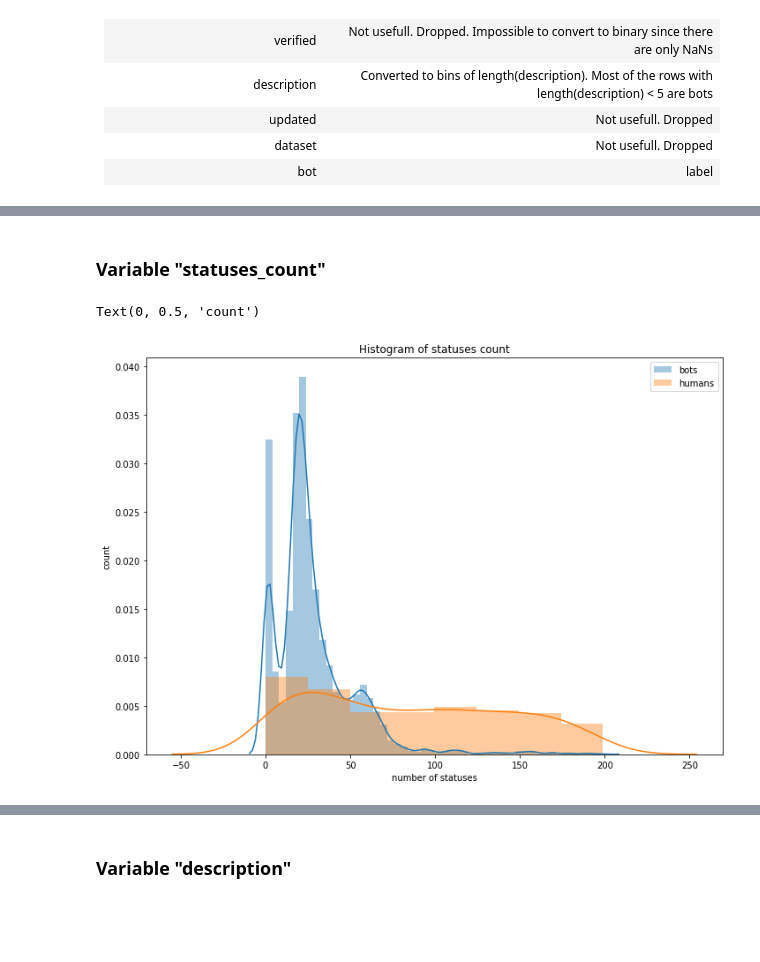
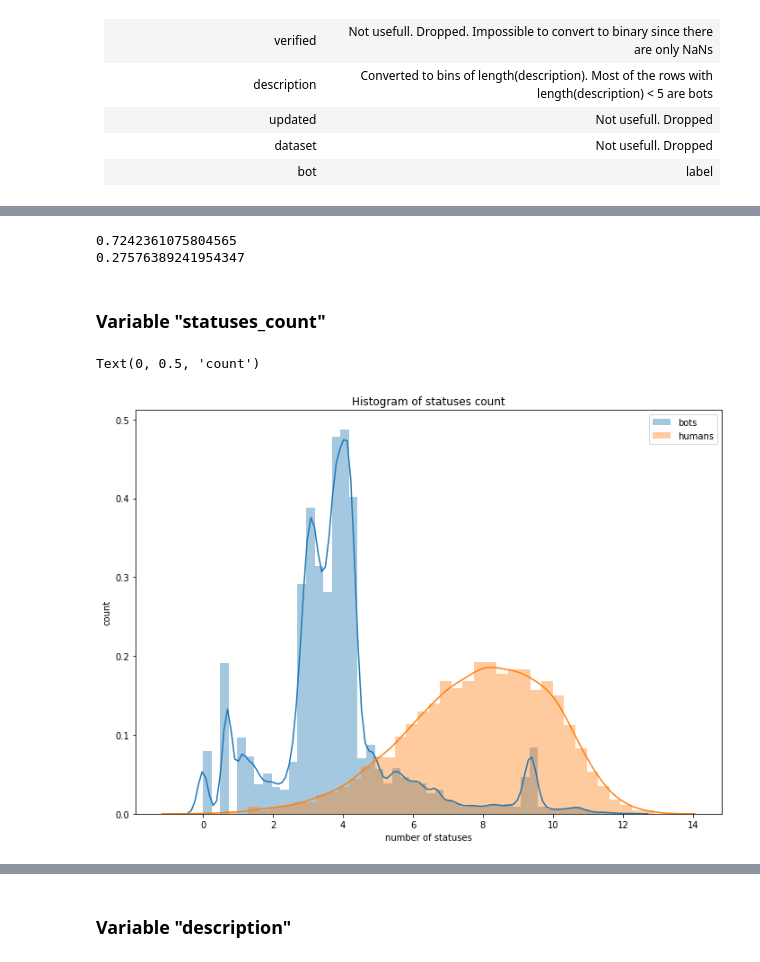
Before and after one commit to jpclemente/Bot-Detection, a Jupyter notebook: Informe.ipynb, the cells around one changed output, grey strips where cells are left out. Cells and saved outputs as stored; diff of their text form; code cells hidden in the pictures; blank space fills up the shorter version.

```diff
--- a/Informe.ipynb
+++ b/Informe.ipynb
@@ -62,3 +70,32 @@ for item in dirs:
+# %%
+root_dir = './data/cresci-2017.csv/datasets_full.csv/'
+dirs = [item for item in sorted(os.listdir(root_dir)) if 'crowdflower_results' not in item]
+
+df_users_2017 = pd.DataFrame()
+df_tweets_2017 = pd.DataFrame()
+df_friends_2017 = pd.DataFrame()
+df_followers_2017 = pd.DataFrame()
+
+for item in dirs:
+    if os.path.isdir(root_dir + item):
+        with open(root_dir + item + '/users.csv', 'rb') as users_file:
+            is_bot = 1 if 'genuine' not in item else 0
+            new_users = pd.read_csv(users_file, dtype = user_dtypes)
+            new_users['bot'] = is_bot
+            df_users_2017 = pd.concat([df_users_2017, new_users], sort=True)
+
+#         with open(root_dir + item + '/tweets.csv', 'rb') as tweets_file:
+#             df_tweets = pd.concat([df_tweets, pd.read_csv(tweets_file, dtype = tweets_dtypes)])
+
+#         with open(root_dir + item + '/friends.csv', 'rb') as friends_file:
+#             df_friends = pd.concat([df_friends, pd.read_csv(friends_file, dtype = friends_dtypes)])
+
+#         with open(root_dir + item + '/followers.csv', 'rb') as followers_file:
+#             df_followers = pd.concat([df_followers, pd.read_csv(followers_file, dtype = followers_dtypes)])
+
+df_users_2017 = df_users_2017.loc[:, user_columns]
+# %%
+df_users = pd.concat([df_users_2015, df_users_2017])
 # %% [markdown]
 ## Exploratory Data Analysis
 # %% [markdown]
@@ -165,21 +207,29 @@ dtype: object
+# %%
+bots = df_users.loc[df_users['bot'] == 1]
+humans = df_users.loc[df_users['bot'] == 0]
+
+print(bots.shape[0]/df_users.shape[0])
+
+print(humans.shape[0]/df_users.shape[0])
+# %% [output]
+0.7242361075804565
+0.27576389241954347
 # %% [markdown]
 ### Variable "statuses_count"
 # %%
-df_users['statuses_count'].value_counts().max()
-
 a4_dims = (11.7, 8.27)
 fig, ax = plt.subplots(figsize=a4_dims)
 
 bots = df_users.loc[df_users['bot'] == 1]
-humans = df_users.loc[df_users['bot'] ==0]
-sns.distplot(bots.loc[bots['statuses_count'] < 200,'statuses_count'], label='bots')
-sns.distplot(humans.loc[humans['statuses_count'] < 200,'statuses_count'], label='humans')
+humans = df_users.loc[df_users['bot'] == 0]
+sns.distplot(np.log(bots.loc[:,'statuses_count'] + 1), label='bots')
+sns.distplot(np.log(humans.loc[:,'statuses_count'] + 1), label='humans')
 
 plt.legend()
 plt.title('Histogram of statuses count')
 plt.xlabel('number of statuses')
 plt.ylabel('count')
 # %% [output]
 Text(0, 0.5, 'count')
-[figure, old version]
+[figure, new version]
 # %%
```
Also changed, not shown: parts of 31 cells of this notebook.
